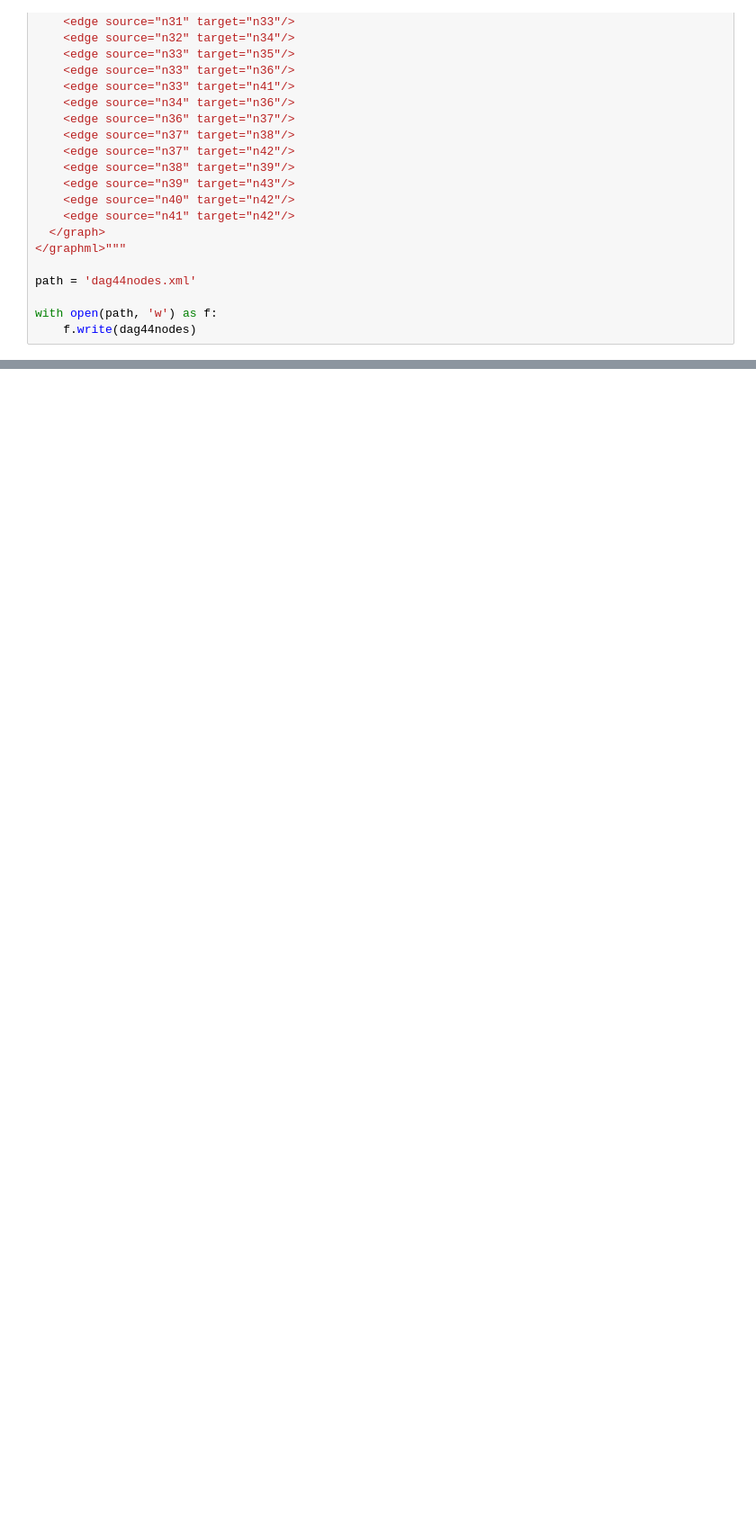
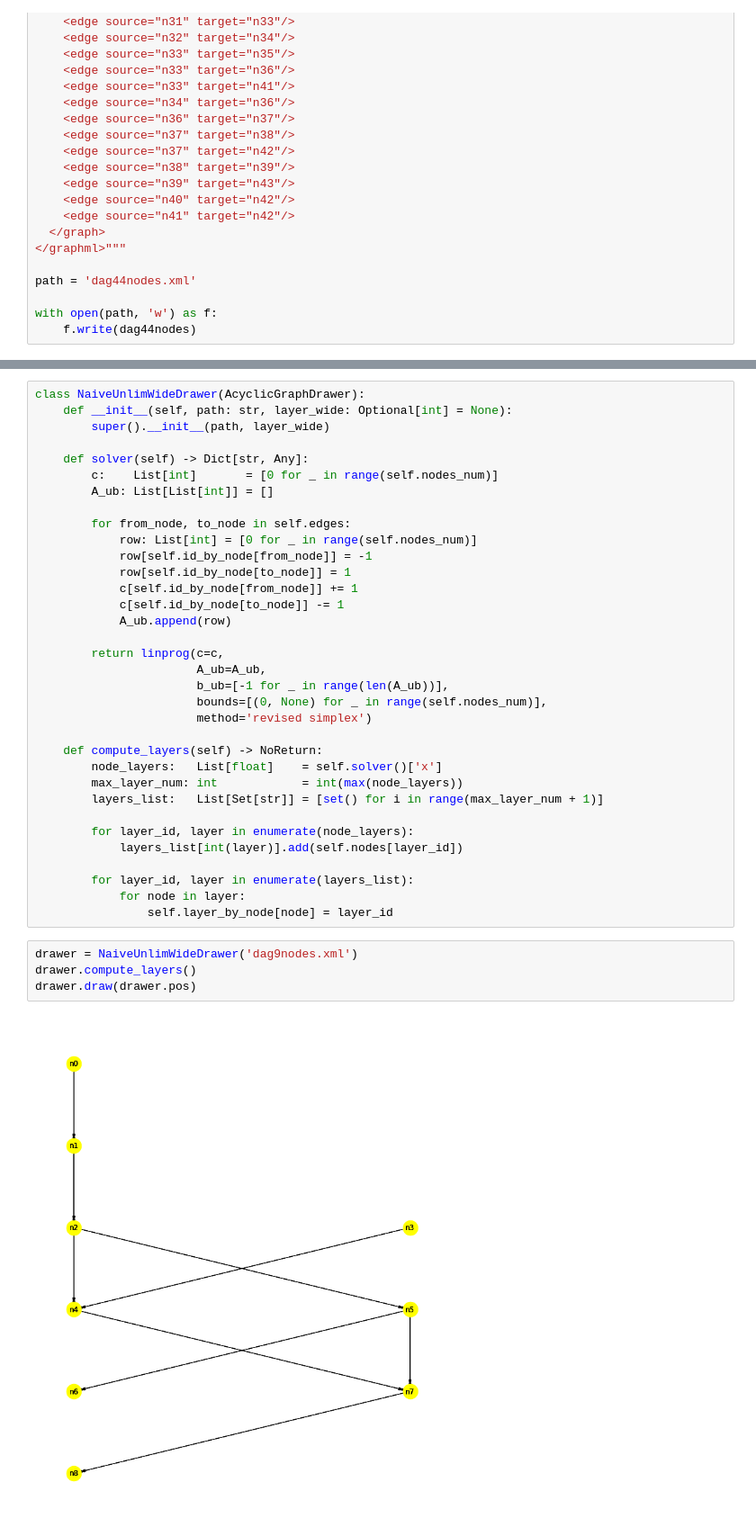
Before and after one commit to MVCionOld/vis, a Jupyter notebook: hw2.ipynb, the cells around one changed output, grey strips where cells are left out. Shown at 90% size. Drawn from its saved outputs; the diff is of its cells as text; blank space fills up the shorter version.

```diff
--- a/hw2.ipynb
+++ b/hw2.ipynb
@@ -525,0 +346,40 @@ drawer.compute_layers()
+# %%
+class NaiveUnlimWideDrawer(AcyclicGraphDrawer):
+    def __init__(self, path: str, layer_wide: Optional[int] = None):
+        super().__init__(path, layer_wide)
+
+    def solver(self) -> Dict[str, Any]:
+        c:    List[int]       = [0 for _ in range(self.nodes_num)]
+        A_ub: List[List[int]] = []
+
+        for from_node, to_node in self.edges:
+            row: List[int] = [0 for _ in range(self.nodes_num)]
+            row[self.id_by_node[from_node]] = -1
+            row[self.id_by_node[to_node]] = 1
+            c[self.id_by_node[from_node]] += 1
+            c[self.id_by_node[to_node]] -= 1
+            A_ub.append(row)
+
+        return linprog(c=c,
+                       A_ub=A_ub,
+                       b_ub=[-1 for _ in range(len(A_ub))],
+                       bounds=[(0, None) for _ in range(self.nodes_num)],
+                       method='revised simplex')
+
+    def compute_layers(self) -> NoReturn:
+        node_layers:   List[float]    = self.solver()['x']
+        max_layer_num: int            = int(max(node_layers))
+        layers_list:   List[Set[str]] = [set() for i in range(max_layer_num + 1)]
+
+        for layer_id, layer in enumerate(node_layers):
+            layers_list[int(layer)].add(self.nodes[layer_id])
+
+        for layer_id, layer in enumerate(layers_list):
+            for node in layer:
+                self.layer_by_node[node] = layer_id
+# %%
+drawer = NaiveUnlimWideDrawer('dag9nodes.xml')
+drawer.compute_layers()
+drawer.draw(drawer.pos)
+# %% [output]
+[figure, added]
```
Also changed, not shown: parts of 49 cells of this notebook, 1 other file.
